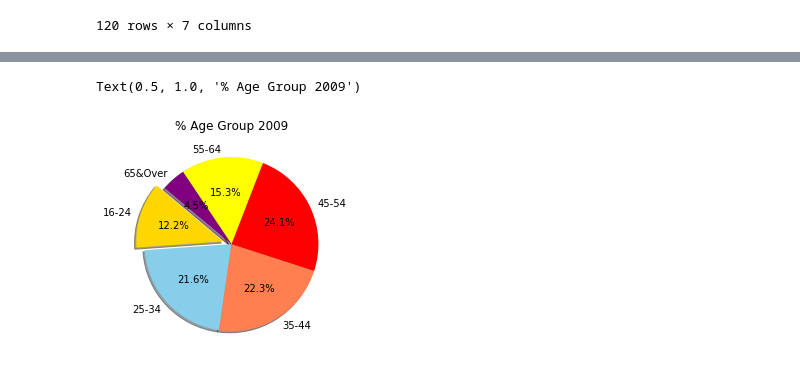
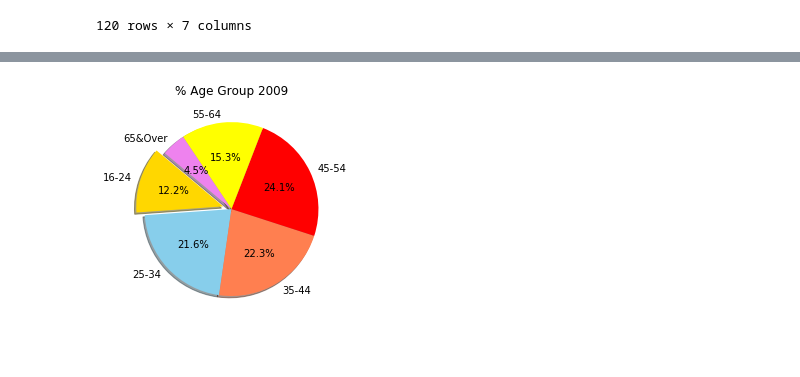
Before and after one commit to soraerae/Project-01-Employment-Data, a Jupyter notebook: job_age_csv.ipynb, the cells around one changed output, grey strips where cells are left out. Drawn from its saved outputs; the diff is of its cells as text; code cells hidden in the pictures.

```diff
--- a/job_age_csv.ipynb
+++ b/job_age_csv.ipynb
@@ -137,13 +137,14 @@ dec_jobs
 # %%
 age_groups = ['16-24', '25-34', '35-44', '45-54', '55-64', '65&Over']
 employed = [16893, 29836, 30791, 33290, 21114, 6193]
-colors = ['gold', 'skyblue', 'coral', 'red', 'yellow', 'purple']
+colors = ['gold', 'skyblue', 'coral', 'red', 'yellow', 'violet']
 explode = [0.1, 0, 0, 0, 0, 0]
 plt.pie(employed, explode=explode, labels=age_groups, colors=colors,
         autopct="%1.1f%%", shadow=True, startangle=140)
 plt.title('% Age Group 2009')
 
 plt.savefig('pct_agegroup_2009.png')
+
+plt.show()
 # %% [output]
-Text(0.5, 1.0, '% Age Group 2009')
-[figure, old version]
+[figure, new version]
```
Also changed, not shown: parts of 9 cells of this notebook, 10 other files.
